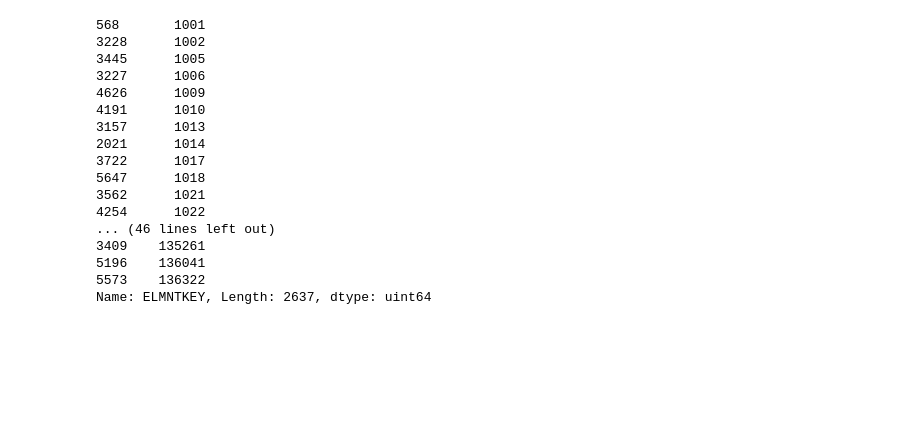
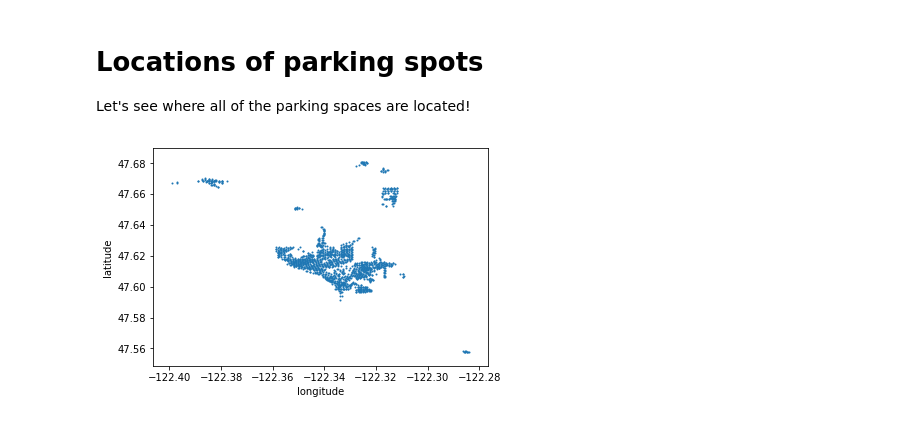
Before and after one commit to mocohen/Capstone-Project-1, a Jupyter notebook: EDA.ipynb, the cells around one changed output. Cells and saved outputs as stored; diff of their text form; code cells hidden in the pictures; blank space fills up the shorter version.

```diff
--- a/EDA.ipynb
+++ b/EDA.ipynb
@@ -80,20 +32,14 @@ blockfaces.head()
-# %%
-blockfaces[blockfaces['PAIDAREA'].notna()]['ELMNTKEY'].sort_values()
-# %% [output]
-568       1001
-3228      1002
-3445      1005
-3227      1006
-4626      1009
-4191      1010
-3157      1013
-2021      1014
-3722      1017
-5647      1018
-3562      1021
-4254      1022
-... (46 lines left out)
-3409    135261
-5196    136041
-5573    136322
-Name: ELMNTKEY, Length: 2637, dtype: uint64
+# %% [markdown]
+# Locations of parking spots
+
+Let's see where all of the parking spaces are located!
+# %%
+blockface_detail.plot(x='longitude', y='latitude', kind='scatter', s=1)
+#fig = plt.gcf()
+#fig.set_size_inches(5.26, 9.02)
+
+#plt.ylim(47.55, 47.7)
+#plt.xlim(-122.41, -122.28)
+plt.show()
+# %% [output]
+[figure, added]
```
Also changed, not shown: parts of 11 cells of this notebook, 3 other files.
